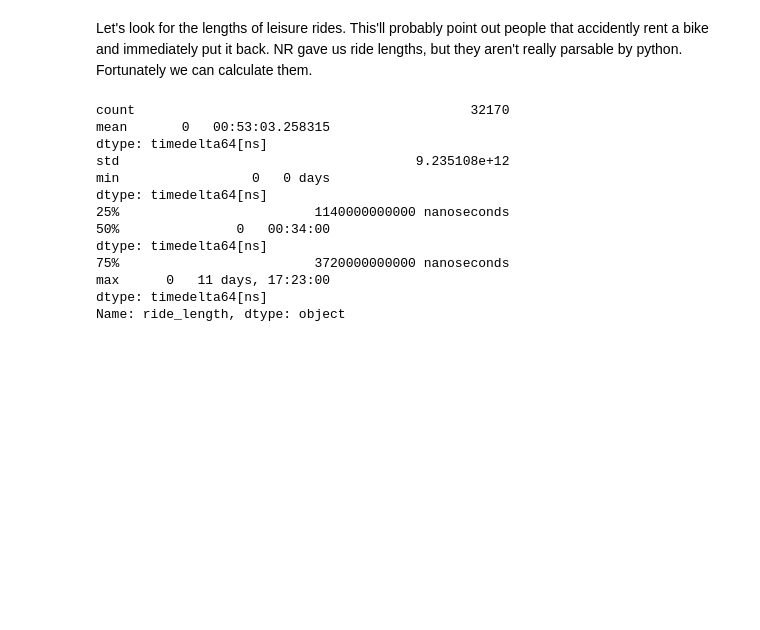
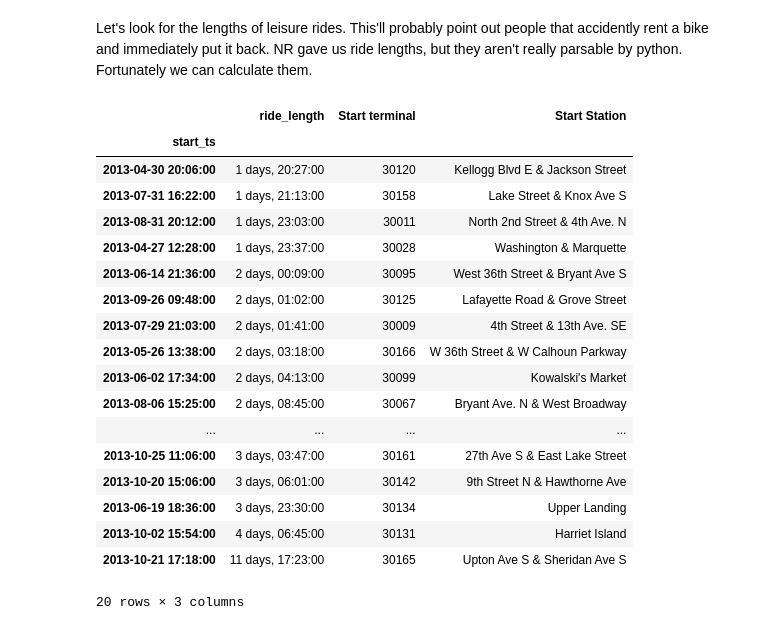
Before and after one commit to cpdean/bikes, a Jupyter notebook: notebooks/basics.ipynb, the cells around one changed output. Drawn from its saved outputs; the diff is of its cells as text; code cells hidden in the pictures; blank space fills up the shorter version.

Commit message:
look at largest rides

```diff
--- a/notebooks/basics.ipynb
+++ b/notebooks/basics.ipynb
@@ -282,21 +282,27 @@ Let's look for the lengths of leisure rides.  This'll probably point out people
 # %%
 df["ride_length"] = df.end_ts - df.start_ts
 # %%
-lengths = df[df["Start terminal"] == df["End terminal"]]["ride_length"]
-lengths.resample("w", how=["mean"]).plot()
-lengths.describe()
+lengths = df[df["Start terminal"] == df["End terminal"]][["ride_length", "Start terminal", "Start Station"]]
+#lengths.resample("w", how=["mean"]).plot()
+lengths.sort(["ride_length"]).tail(20)
 # not sure if time deltas are the right data type at the moment.
 # %% [output]
+|  | ride_length | Start terminal | Start Station |
+| start_ts |  |  |  |
+| 2013-04-30 20:06:00 | 1 days, 20:27:00 | 30120 | Kellogg Blvd E & Jackson Street |
+| 2013-07-31 16:22:00 | 1 days, 21:13:00 | 30158 | Lake Street & Knox Ave S |
+| 2013-08-31 20:12:00 | 1 days, 23:03:00 | 30011 | North 2nd Street & 4th Ave. N |
+| 2013-04-27 12:28:00 | 1 days, 23:37:00 | 30028 | Washington & Marquette |
+| 2013-06-14 21:36:00 | 2 days, 00:09:00 | 30095 | West 36th Street & Bryant Ave S |
+| 2013-09-26 09:48:00 | 2 days, 01:02:00 | 30125 | Lafayette Road & Grove Street |
+| 2013-07-29 21:03:00 | 2 days, 01:41:00 | 30009 | 4th Street & 13th Ave. SE |
+| 2013-05-26 13:38:00 | 2 days, 03:18:00 | 30166 | W 36th Street & W Calhoun Parkway |
+| 2013-06-02 17:34:00 | 2 days, 04:13:00 | 30099 | Kowalski's Market |
+| 2013-08-06 15:25:00 | 2 days, 08:45:00 | 30067 | Bryant Ave. N & West Broadway |
+| ... | ... | ... | ... |
+| 2013-10-25 11:06:00 | 3 days, 03:47:00 | 30161 | 27th Ave S & East Lake Street |
+| 2013-10-20 15:06:00 | 3 days, 06:01:00 | 30142 | 9th Street N & Hawthorne Ave |
+| 2013-06-19 18:36:00 | 3 days, 23:30:00 | 30134 | Upper Landing |
+| 2013-10-02 15:54:00 | 4 days, 06:45:00 | 30131 | Harriet Island |
+| 2013-10-21 17:18:00 | 11 days, 17:23:00 | 30165 | Upton Ave S & Sheridan Ave S |
-count                                           32170
-mean       0   00:53:03.258315
-dtype: timedelta64[ns]
-std                                      9.235108e+12
-min                 0   0 days
-dtype: timedelta64[ns]
-25%                         1140000000000 nanoseconds
-50%               0   00:34:00
-dtype: timedelta64[ns]
-75%                         3720000000000 nanoseconds
-max      0   11 days, 17:23:00
-dtype: timedelta64[ns]
-Name: ride_length, dtype: object
+20 rows × 3 columns
```
